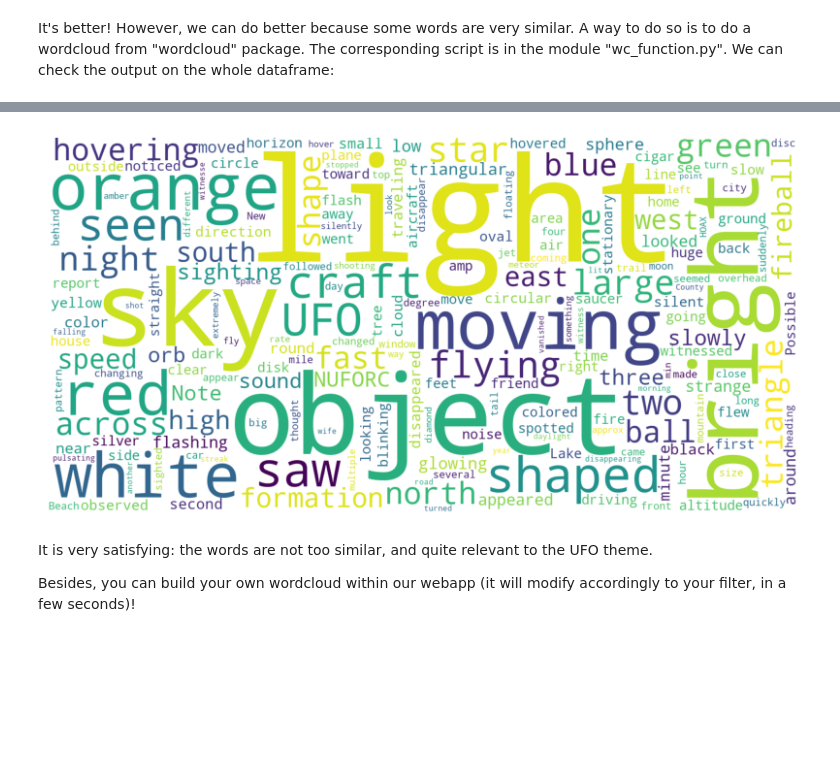
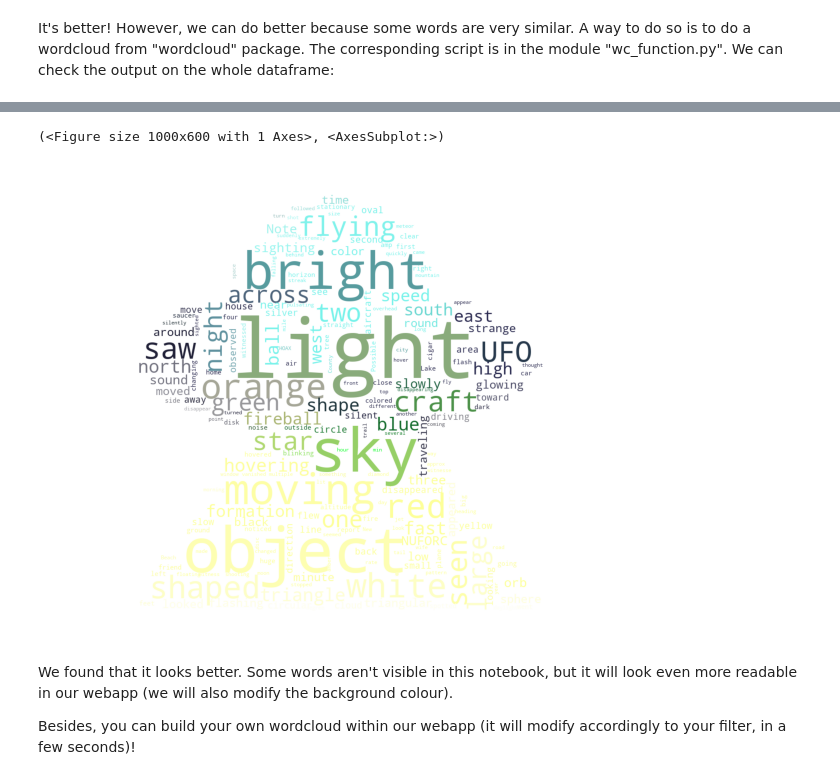
Before and after one commit to JulesBrable/UFO, a Jupyter notebook: project_main.ipynb, the cells around one changed output, grey strips where cells are left out. Cells and saved outputs as stored; diff of their text form; code cells hidden in the pictures; blank space fills up the shorter version.

Commit message:
Custom wordcloud and adding info to the app

```diff
--- a/project_main.ipynb
+++ b/project_main.ipynb
@@ -388,3 +390,5 @@ df.to_csv("data/ufo_sightings_clean.csv", index = False)
+# %%
+df = pd.read_csv("data/ufo_sightings_clean.csv")
 # %% [markdown]
 # 3) WordCloud
 # %% [markdown]
@@ -480,10 +498,17 @@ It's better! However, we can do better because some words are very similar. A wa
+# %%
+ufo_mask = np.array(Image.open("pictures/ufo_coloring.jpeg"))
+colors = ImageColorGenerator(ufo_mask)
 # %%
-wordcloud = mywc(df=df, col="comments", words_update=['39s', 'quot'])
+wordcloud = mywc(df=df, col="comments",
+                 words_update=['39s', 'quot'],
+                 mask=ufo_mask,
+                 colors=colors)
+
+display_wc(wordcloud=wordcloud)
+# %% [output]
+(<Figure size 1000x600 with 1 Axes>, <AxesSubplot:>)
+[figure, added]
-# %%
-display_wc(wordcloud=wordcloud)
-# %% [output]
-[figure, removed]
 # %% [markdown]
-It is very satisfying: the words are not too similar, and quite relevant to the UFO theme.
+We found that it looks better. Some words aren't visible in this notebook, but it will look even more readable in our webapp (we will also modify the background colour).
 
 Besides, you can build your own wordcloud within our webapp (it will modify accordingly to your filter, in a few seconds)!
```
Also changed, not shown: parts of 6 cells of this notebook, 2 other files.
